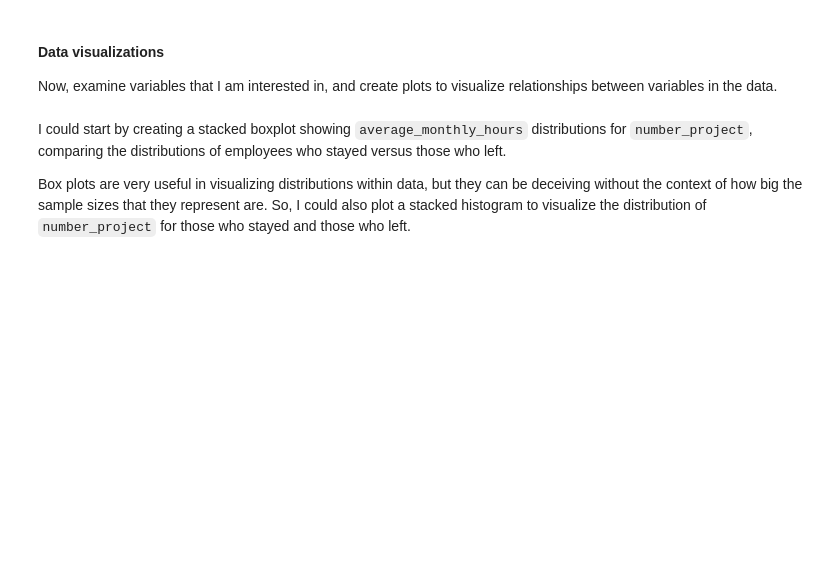
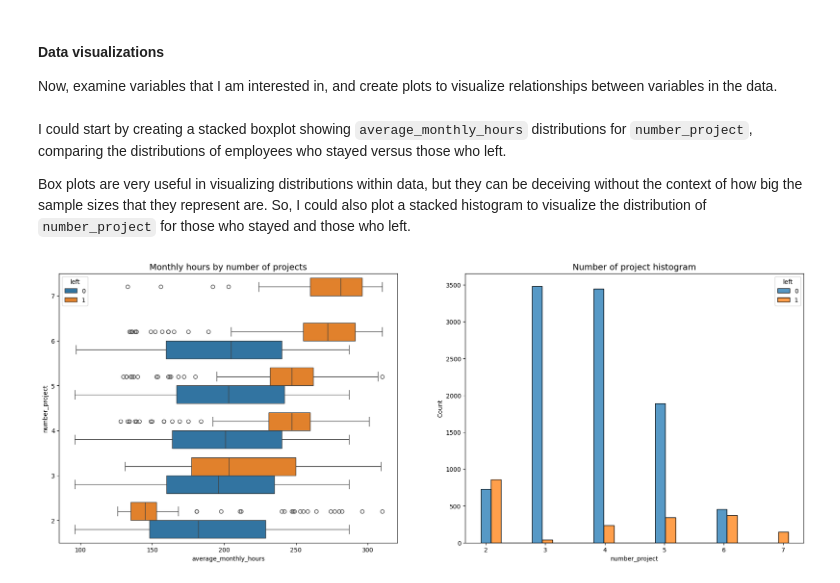
Before and after one commit to JSparktuneGrid/HR-data-driven-project, a Jupyter notebook: notebooks/HR_data_driven_project.ipynb, the cells around one changed output. Drawn from its saved outputs; the diff is of its cells as text; code cells hidden in the pictures; blank space fills up the shorter version.

```diff
--- a/notebooks/HR_data_driven_project.ipynb
+++ b/notebooks/HR_data_driven_project.ipynb
@@ -240,3 +240,24 @@ Now, examine variables that I am interested in, and create plots to visualize re
 I could start by creating a stacked boxplot showing `average_monthly_hours` distributions for `number_project`, comparing the distributions of employees who stayed versus those who left.
 
 Box plots are very useful in visualizing distributions within data, but they can be deceiving without the context of how big the sample sizes that they represent are. So, I could also plot a stacked histogram to visualize the distribution of `number_project` for those who stayed and those who left.
+# %%
+# Create a plot as needed
+
+# Set figures and axes
+fig, ax = plt.subplots(1,2,figsize=(22,8))
+
+# Create boxplots showing 'average_monthly_hours' disturbution for 'number_project' , comparing employees who stayed vs left
+sns.boxplot(data=df1, x='average_monthly_hours', y='number_project',hue='left',orient='h', ax=ax[0])
+ax[0].invert_yaxis()
+ax[0].set_title("Monthly hours by number of projects", fontsize=14)
+
+# Create histogram showing disturbution of 'number_project', comparing employee who stayed vs left
+tenure_stay = df1[df1['left']==0]['number_project']
+tenure_left = df1[df1['left']==1]['number_project']
+sns.histplot(data=df1, x='number_project', hue='left', multiple='dodge', shrink=2, ax=ax[1])
+ax[1].set_title("Number of project histogram", fontsize='14')
+
+# Display the plot
+plt.show()
+# %% [output]
+[figure, added]
```
Also changed, not shown: parts of 11 cells of this notebook, 3 other files.
